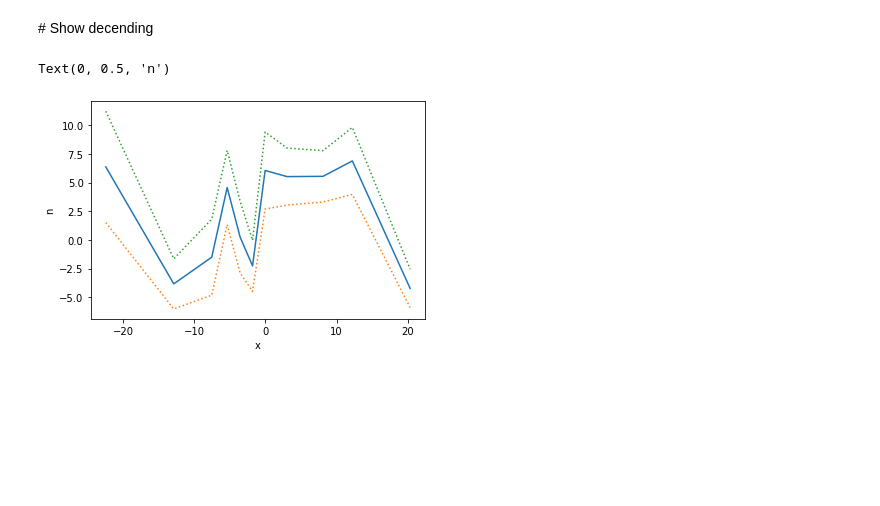
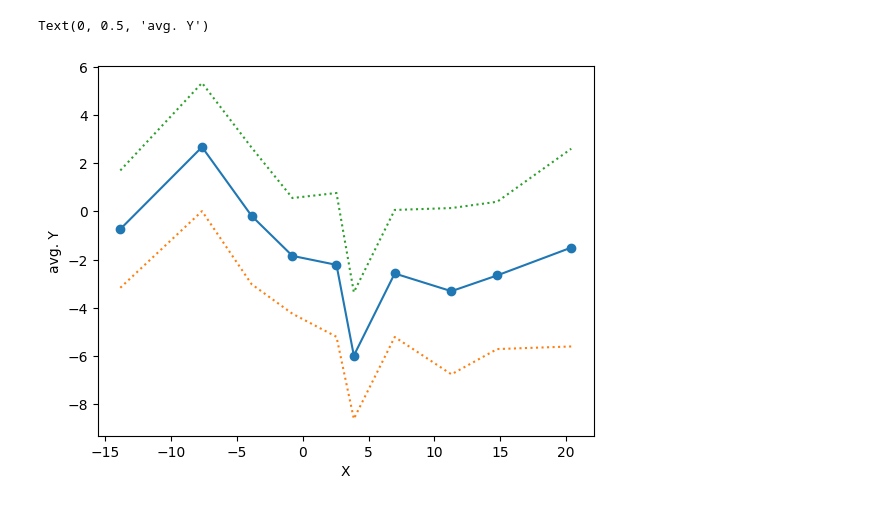
Before and after one commit to steventgk/SGK-grimoire, a Jupyter notebook: snbins/snbins.ipynb, the cells around one changed output. Saved outputs shown, nothing was run; the diff lists cells and outputs as text; code cells hidden in the pictures; blank space fills up the shorter version.

```diff
--- a/snbins/snbins.ipynb
+++ b/snbins/snbins.ipynb
@@ -6,5 +10,9 @@ import matplotlib.pyplot as plt
 # %%
-x = np.random.normal(0,10,105)
-y = np.random.normal(0,10,105)
+npoints = 105
+x = np.random.normal(0,10,npoints)
+y = np.random.normal(0,10,npoints)
+# %%
+# Number of bins
+nbin = 10
 # %%
 plt.scatter(x,y)
@@ -41,2 +52,0 @@ Text(0, 0.5, 'n')
-# %% [markdown]
-# Show decending
@@ -43,17 +55,17 @@ Text(0, 0.5, 'n')
 # %%
-bins, bin_centers = snbins.sn_bins(x,10,order='dec')
+bin_edges, bin_centers = snbins.sn_bins(x,nbin,order='des')
 # %%
-count,_,_ = stats.binned_statistic(x, y, statistic='count', bins=bins)
-mean,_,_ = stats.binned_statistic(x, y, statistic='mean', bins=bins)
-std,_,_ = stats.binned_statistic(x, y, statistic='std', bins=bins)
+count,_,_ = stats.binned_statistic(x, y, statistic='count', bins=bin_edges)
+mean,_,_ = stats.binned_statistic(x, y, statistic='mean', bins=bin_edges)
+std,_,_ = stats.binned_statistic(x, y, statistic='std', bins=bin_edges)
 sem = std/np.sqrt(count)
 # %%
-plt.plot(bin_centers,mean)
+plt.plot(bin_centers,mean,marker='o')
 plt.plot(bin_centers,mean-sem,ls='dotted')
 plt.plot(bin_centers,mean+sem,ls='dotted')
-plt.xlabel('x')
-plt.ylabel('n')
+plt.xlabel('X')
+plt.ylabel('avg. Y')
 # %% [output]
-Text(0, 0.5, 'n')
+Text(0, 0.5, 'avg. Y')
-[figure, old version]
+[figure, new version]
 # %%
```
Also changed, not shown: parts of 30 cells of this notebook, 2 other files.
